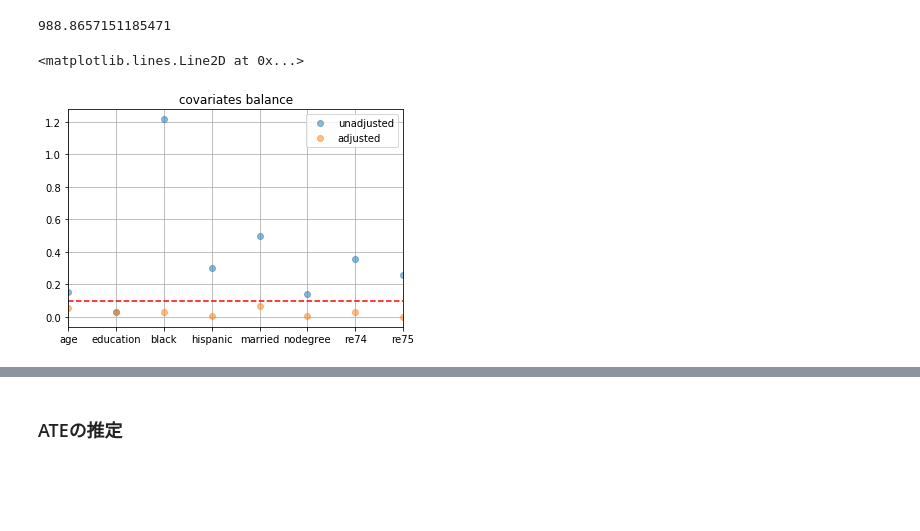
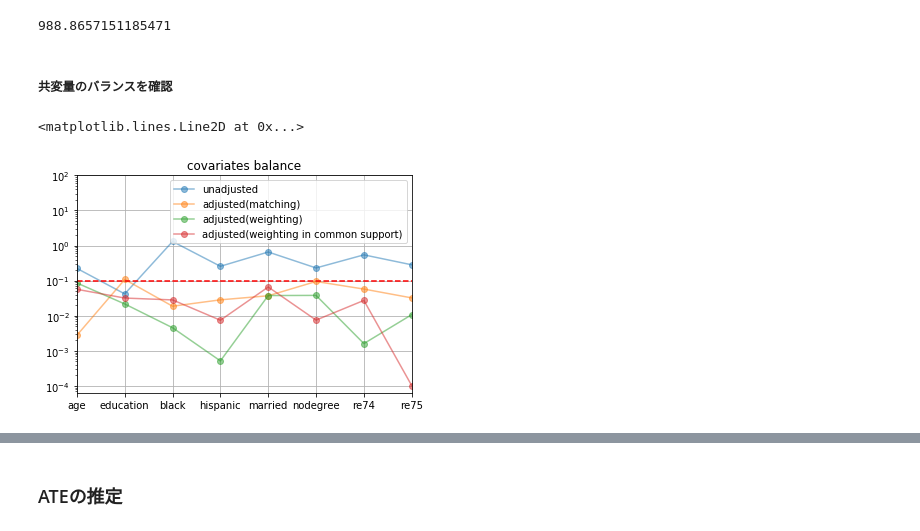
Before and after one commit to hrappuccino/cibook-python, a Jupyter notebook: notebooks/ch3_lalonde.ipynb, the cells around one changed output, grey strips where cells are left out. Cells and saved outputs as stored; diff of their text form; code cells hidden in the pictures; blank space fills up the shorter version.

```diff
--- a/notebooks/ch3_lalonde.ipynb
+++ b/notebooks/ch3_lalonde.ipynb
@@ -337,0 +320,6 @@ plt.axhline(y=0.1, linestyle='--', c='r')
+# %%
+_, ax = plt.subplots(3, 3, figsize=(16, 12))
+df = df_cps1_nsw.sample(1000000, replace=True, weights=df_cps1_nsw['w'] * df_cps1_nsw['ps'], random_state=2020)
+for i, c in enumerate(X_columns + [y_column]):
+    (df[c].groupby(df_cps1_nsw[z_column].map(treat_label))
+     .plot.hist(density=True, alpha=0.5, title=f'{c} densities', legend=True, ax=ax[i // 3, i % 3]))
@@ -337,0 +328,6 @@ plt.axhline(y=0.1, linestyle='--', c='r')
+# %%
+_, ax = plt.subplots(3, 3, figsize=(16, 12))
+df = df_cps1_nsw_cs.sample(1000000, replace=True, weights=df_cps1_nsw_cs['w'] * df_cps1_nsw_cs['ps'], random_state=2020)
+for i, c in enumerate(X_columns + [y_column]):
+    (df[c].groupby(df_cps1_nsw_cs[z_column].map(treat_label))
+     .plot.hist(density=True, alpha=0.5, title=f'{c} densities', legend=True, ax=ax[i // 3, i % 3]))
@@ -358,4 +356,0 @@ for x in zip(df_cps3_nsw['ps'].iloc[pairs1_cps3_nsw['l']].values, df_cps3_nsw['p
-# %%
-df_cps3_nsw.plot.scatter(x='ps', y=z_column, alpha=0.3, figsize=(16, 4), title='pairs matched by propensity score on untreated')
-for x in zip(df_cps3_nsw['ps'].iloc[pairs0_cps3_nsw['l']].values, df_cps3_nsw['ps'].iloc[pairs0_cps3_nsw['r']].values):
-    plt.plot(x, [0, 1], c='tab:blue', alpha=0.3)
@@ -379,5 +362,0 @@ plt.axhline(y=0.1, linestyle='--', c='r')
-# %%
-_, ax = plt.subplots(3, 3, figsize=(16, 12))
-for i, c in enumerate(X_columns + [y_column]):
-    (df_cps3_nsw.loc[pd.concat([pairs1_cps3_nsw['l'], pairs1_cps3_nsw['r']])][c].groupby(df_cps3_nsw[z_column].map(treat_label))
-     .plot.hist(density=True, alpha=0.5, title=f'densities of {c}', legend=True, ax=ax[i // 3, i % 3]))
@@ -422,12 +390,16 @@ att_model.summary().tables[1]
 att_model.params['treat'] - att_model.params['untreat']
 # %% [output]
 988.8657151185471
+# %% [markdown]
+##### 共変量のバランスを確認
 # %%
-pd.DataFrame({
-    'unadjusted': [np.subtract(*df_cps3_nsw_cs.groupby(z_column)[c].mean()) for c in X_columns],
-    'adjusted': [np.subtract(*df_cps3_nsw_cs.groupby(z_column).apply(lambda x: np.average(x[c], weights=x['w'] * x['ps']))) for c in X_columns],
-}, index=X_columns).abs().divide(df_cps3_nsw_cs[X_columns].std(), axis=0).plot(linestyle='', marker='o', alpha=0.5, grid=True, title='covariates balance')
+pd.DataFrame([{
+    'unadjusted': np.subtract(*df_cps3_nsw.groupby(z_column)[c].mean()) / df_cps3_nsw[c].std(),
+    'adjusted(matching)': np.subtract(*df_cps3_nsw.loc[pairs1_cps3_nsw.unstack()].groupby(z_column)[c].mean()) / df_cps3_nsw[c].std(),
+    'adjusted(weighting)': np.subtract(*df_cps3_nsw.groupby(z_column).apply(lambda x: np.average(x[c], weights=x['w'] * x['ps']))) / df_cps3_nsw[c].std(),
+    'adjusted(weighting in common support)': np.subtract(*df_cps3_nsw_cs.groupby(z_column).apply(lambda x: np.average(x[c], weights=x['w'] * x['ps']))) / df_cps3_nsw_cs[c].std(),
+} for c in X_columns], index=X_columns).abs().plot(marker='o', alpha=0.5, grid=True, ylim=(0, 100), logy=True, title='covariates balance')
 plt.axhline(y=0.1, linestyle='--', c='r')
 # %% [output]
 <matplotlib.lines.Line2D at 0x...>
-[figure, old version]
+[figure, new version]
```
Also changed, not shown: parts of 48 cells of this notebook.
